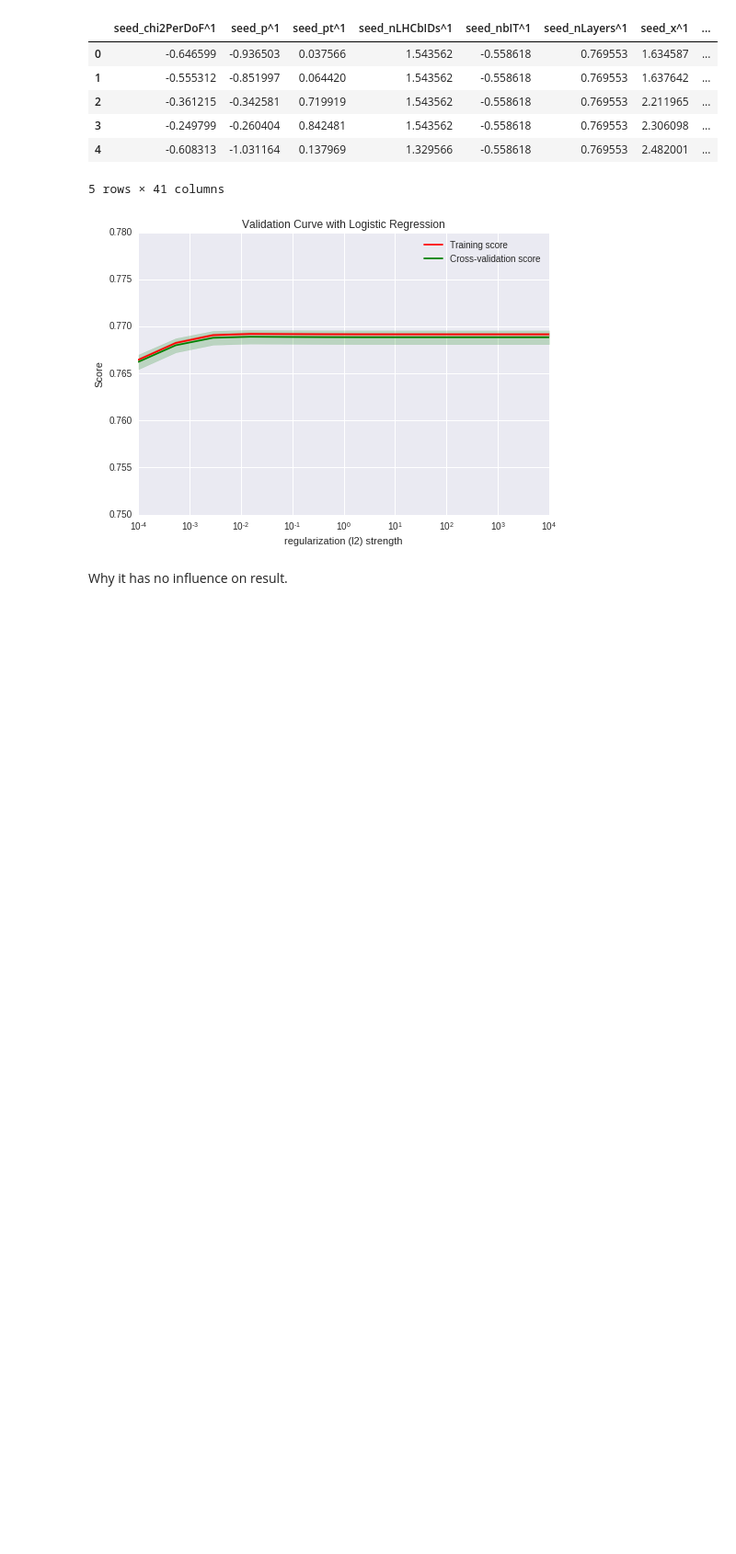
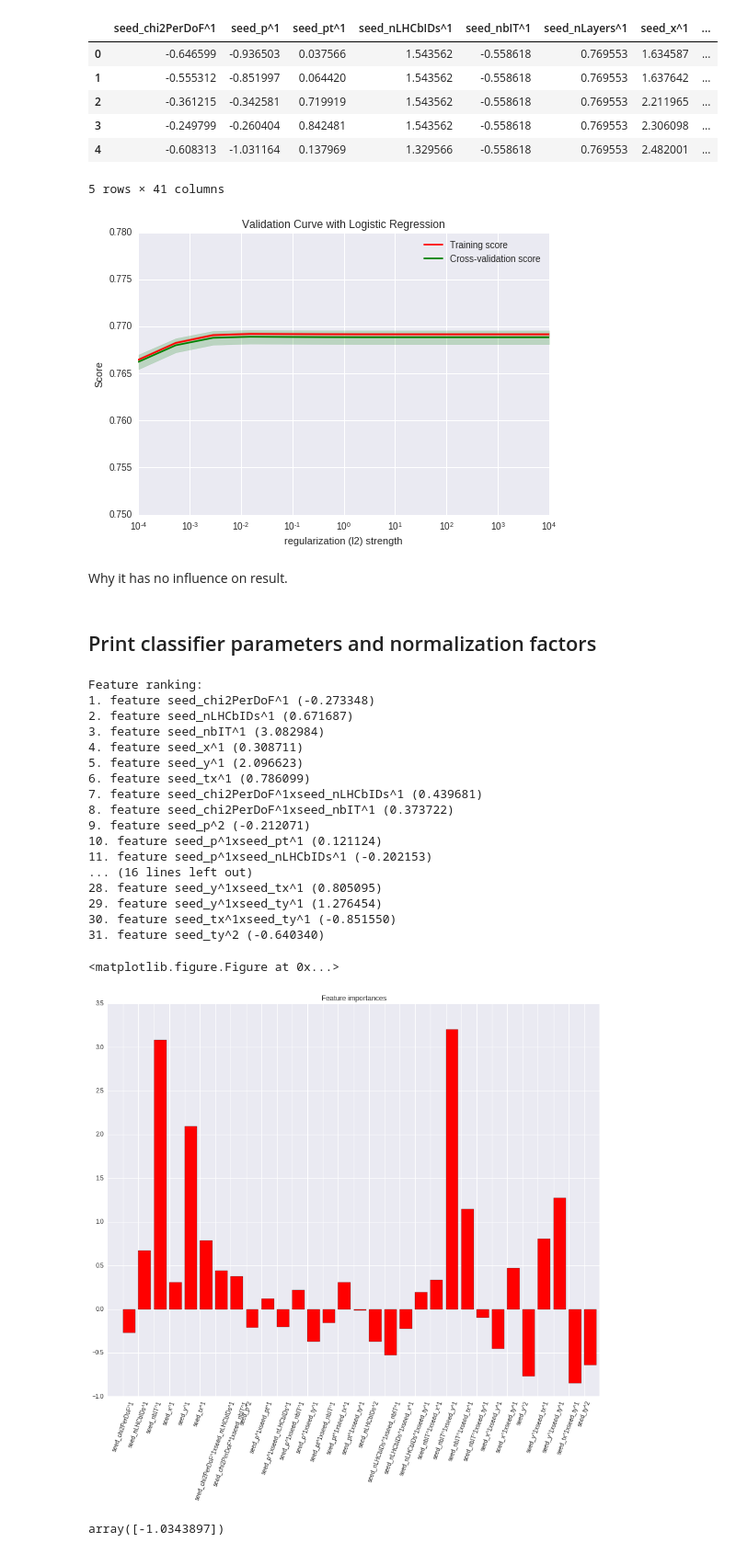
Before and after one commit to adendek/DownstreamTracking, a Jupyter notebook: SeedClasifier/Fisher.ipynb, the cells around one changed output. Shown at 92% size. Saved outputs shown, nothing was run; the diff lists cells and outputs as text; code cells hidden in the pictures; blank space fills up the shorter version.

```diff
--- a/SeedClasifier/Fisher.ipynb
+++ b/SeedClasifier/Fisher.ipynb
@@ -589,3 +627,32 @@ plt.show()
 [figure]
 # %% [markdown]
 Why it has no influence on result.
+# %% [markdown]
+Print classifier parameters and normalization factors
+-----------------
+# %%
+print_feature_importance(polynomian_important_clf,important_polynomian_data.columns.values)
+# %% [output]
+Feature ranking:
+1. feature seed_chi2PerDoF^1 (-0.273348)
+2. feature seed_nLHCbIDs^1 (0.671687)
+3. feature seed_nbIT^1 (3.082984)
+4. feature seed_x^1 (0.308711)
+5. feature seed_y^1 (2.096623)
+6. feature seed_tx^1 (0.786099)
+7. feature seed_chi2PerDoF^1xseed_nLHCbIDs^1 (0.439681)
+8. feature seed_chi2PerDoF^1xseed_nbIT^1 (0.373722)
+9. feature seed_p^2 (-0.212071)
+10. feature seed_p^1xseed_pt^1 (0.121124)
+11. feature seed_p^1xseed_nLHCbIDs^1 (-0.202153)
+... (16 lines left out)
+28. feature seed_y^1xseed_tx^1 (0.805095)
+29. feature seed_y^1xseed_ty^1 (1.276454)
+30. feature seed_tx^1xseed_ty^1 (-0.851550)
+31. feature seed_ty^2 (-0.640340)
+<matplotlib.figure.Figure at 0x...>
+[figure, added]
+# %%
+polynomian_important_clf.intercept_
+# %% [output]
+array([-1.0343897])
```
Also changed, not shown: parts of 12 cells of this notebook.
